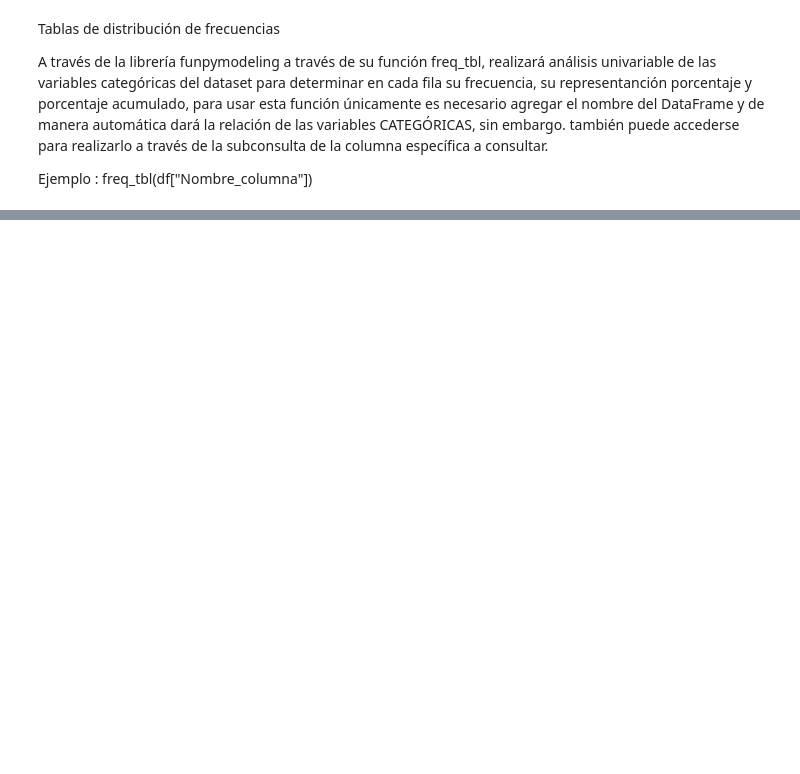
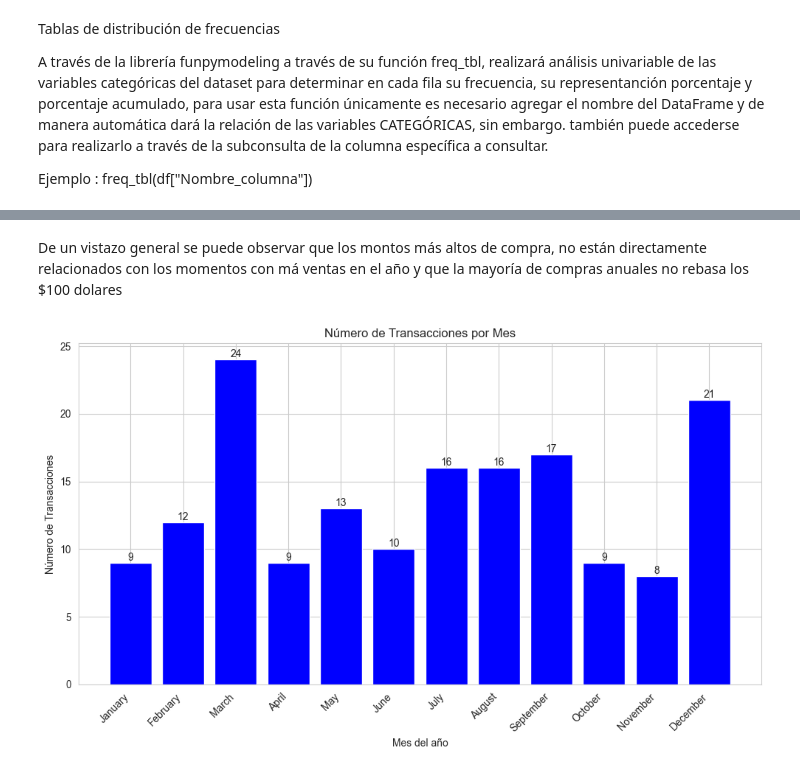
Before and after one commit to Bryan31004/Consumer_Spending_Prediction_ML, a Jupyter notebook: Consumer_Spending_Prediction ML.ipynb, the cells around one changed output, grey strips where cells are left out. Saved outputs shown, nothing was run; the diff lists cells and outputs as text; code cells hidden in the pictures; blank space fills up the shorter version.

```diff
--- a/Consumer_Spending_Prediction ML.ipynb
+++ b/Consumer_Spending_Prediction ML.ipynb
@@ -199,0 +485,30 @@ df_traffic.drop(columns=['referralPath', "sessionId", "visitId"], inplace=True)
+# %% [markdown]
+De un vistazo general se puede observar que los montos más altos de compra, no están directamente relacionados con los momentos con má ventas en el año y que la mayoría de compras anuales no rebasa los $100 dolares
+# %%
+# Calcular el conteo de transacciones por mes
+month_counts = filtered_data['month'].value_counts().sort_index()
+
+# Obtener los nombres de los meses
+months_names = [calendar.month_name[month] for month in month_counts.index]
+
+# Crear el gráfico de barras
+plt.figure(figsize=(10, 6))
+plt.bar(months_names, month_counts.values, color='blue')
+
+# Añadir texto con el valor de cada barra
+for i, count in enumerate(month_counts.values):
+    plt.text(i, count, str(count), ha='center', va='bottom')
+
+# Ajustar las etiquetas del eje x para que sean más legibles
+plt.xticks(rotation=45, ha='right')
+
+# Título y etiquetas de los ejes
+plt.title('Número de Transacciones por Mes')
+plt.xlabel('Mes del año')
+plt.ylabel('Número de Transacciones')
+
+# Mostrar el gráfico
+plt.tight_layout()
+plt.show()
+# %% [output]
+[figure, added]
```
Also changed, not shown: parts of 49 cells of this notebook.
